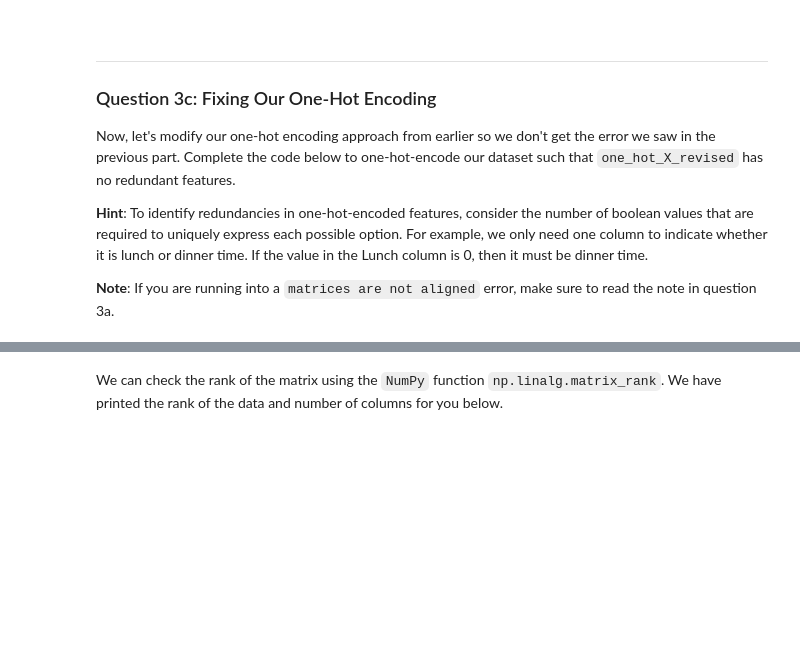
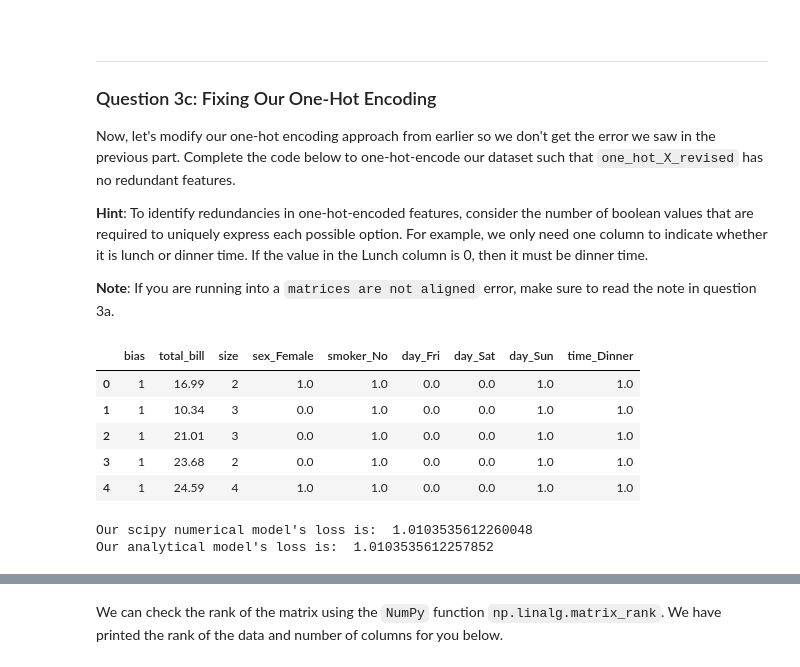
Before and after one commit to zaddle55/sp26-ds100-material, a Jupyter notebook: lab/lab06/lab06.ipynb, the cells around one changed output, grey strips where cells are left out. Drawn from its saved outputs; the diff is of its cells as text; code cells hidden in the pictures; blank space fills up the shorter version.

```diff
--- a/lab/lab06/lab06.ipynb
+++ b/lab/lab06/lab06.ipynb
@@ -255,9 +309,9 @@ class MyScipyLinearModel():
         """
 
         number_of_features = X.shape[1]
-        starting_guess = ...
+        starting_guess = np.zeros(shape=(number_of_features))
         self._thetas = minimize(lambda theta:
-                                ...
+                                sum(loss_function(Y, X @ theta))
                                 , x0 = starting_guess)['x']
 
     def predict(self, X):
@@ -306,7 +377,7 @@ The `sklearn` `LinearRegression` object ([documentation](http://scikit-learn.org
 # %%
 from sklearn.linear_model import LinearRegression
 
-sklearn_model = ...
-...
+sklearn_model = LinearRegression(fit_intercept=False)
+sklearn_model.fit(one_hot_X, tips)
 print("sklearn with bias column thetas:")
 print(sklearn_model.coef_)
@@ -323,10 +401,10 @@ To avoid always explicitly building in a bias column into our design matrix, `sk
 
 Fill in the code below by first assigning `one_hot_X_nobias` to the `one_hot_X` design matrix with the bias column dropped, then fit a new `LinearRegression` model, with intercept.
 # %%
-one_hot_X_nobias = ...
+one_hot_X_nobias = one_hot_X.drop(columns='bias')
 
-sklearn_model_intercept = ...
-...
+sklearn_model_intercept = LinearRegression()
+sklearn_model_intercept.fit(one_hot_X_nobias, tips)
 
 # Note that sklearn returns intercept (theta_0) and coefficients (other thetas) separately.
 # We concatenate the intercept and other thetas before printing for easier comparison with the models above.
@@ -380,7 +469,7 @@ class MyAnalyticallyFitOLSModel():
         -----------
         None
         """
-        ...
+        self._thetas = np.array((np.linalg.inv(X.T @ X) @ X.T) @ Y)
 
     def predict(self, X):
         return X @ self._thetas
@@ -427,30 +524,52 @@ Now, let's modify our one-hot encoding approach from earlier so we don't get the
 # %%
 def one_hot_encode_revised(data):
     """
     Return the one-hot encoded DataFrame of our input data, removing redundancies.
 
     Parameters
     -----------
     data: A DataFrame that may include non-numerical features.
 
     Returns
     -----------
     A one-hot encoded DataFrame that only contains numeric features without any redundancies.
 
     """
     ...
-    return data
+    cat_cols = ['sex', 'smoker', 'day', 'time']
+    cols_to_encode = [col for col in data.columns if col in cat_cols]
+
+    result = data.drop(columns=cols_to_encode)
+
+    for col in cols_to_encode:
+        enc = OneHotEncoder(sparse_output=False, handle_unknown='ignore')
+        transformed = enc.fit_transform(data[[col]])
+        col_names = enc.get_feature_names_out([col])
+        encoded_df = pd.DataFrame(transformed, columns=col_names, index=data.index)
+        encoded_df = encoded_df.iloc[:, :-1]
+        result = pd.concat([result, encoded_df], axis=1)
+
+    return result
 
 one_hot_X_revised = one_hot_encode_revised(X)
 display(one_hot_X_revised.head())
 
 scipy_model = MyScipyLinearModel()
 scipy_model.fit(l2, one_hot_X_revised, tips)
 
 analytical_model = MyAnalyticallyFitOLSModel()
 analytical_model.fit(one_hot_X_revised, tips)
 
 print("Our scipy numerical model's loss is: ", mean_squared_error(scipy_model.predict(one_hot_X_revised), tips))
 print("Our analytical model's loss is: ", mean_squared_error(analytical_model.predict(one_hot_X_revised), tips))
+# %% [output]
+|  | bias | total_bill | size | sex_Female | smoker_No | day_Fri | day_Sat | day_Sun | time_Dinner |
+| 0 | 1 | 16.99 | 2 | 1.0 | 1.0 | 0.0 | 0.0 | 1.0 | 1.0 |
+| 1 | 1 | 10.34 | 3 | 0.0 | 1.0 | 0.0 | 0.0 | 1.0 | 1.0 |
+| 2 | 1 | 21.01 | 3 | 0.0 | 1.0 | 0.0 | 0.0 | 1.0 | 1.0 |
+| 3 | 1 | 23.68 | 2 | 0.0 | 1.0 | 0.0 | 0.0 | 1.0 | 1.0 |
+| 4 | 1 | 24.59 | 4 | 1.0 | 1.0 | 0.0 | 0.0 | 1.0 | 1.0 |
+Our scipy numerical model's loss is:  1.0103535612260048
+Our analytical model's loss is:  1.0103535612257852
 # %%
 grader.check("q3c")
```
Also changed, not shown: parts of 32 cells of this notebook.
